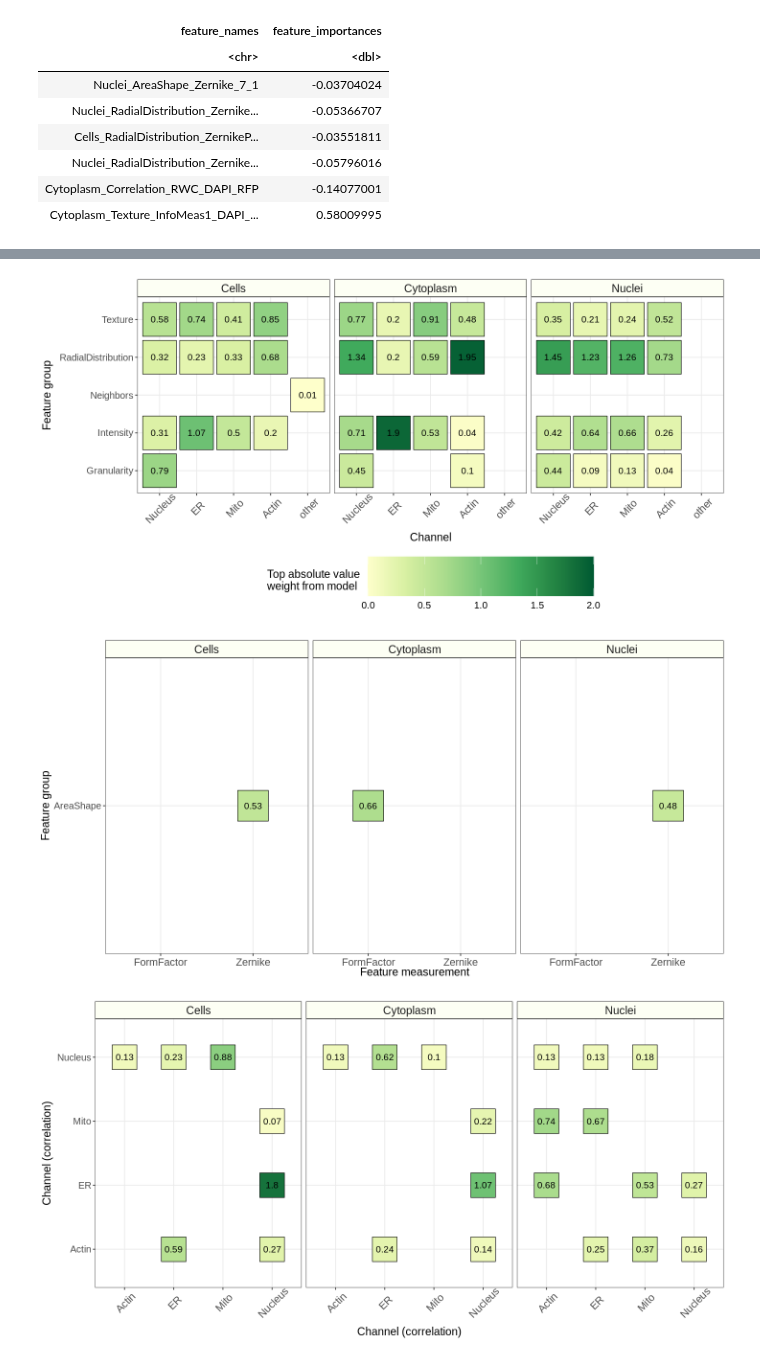
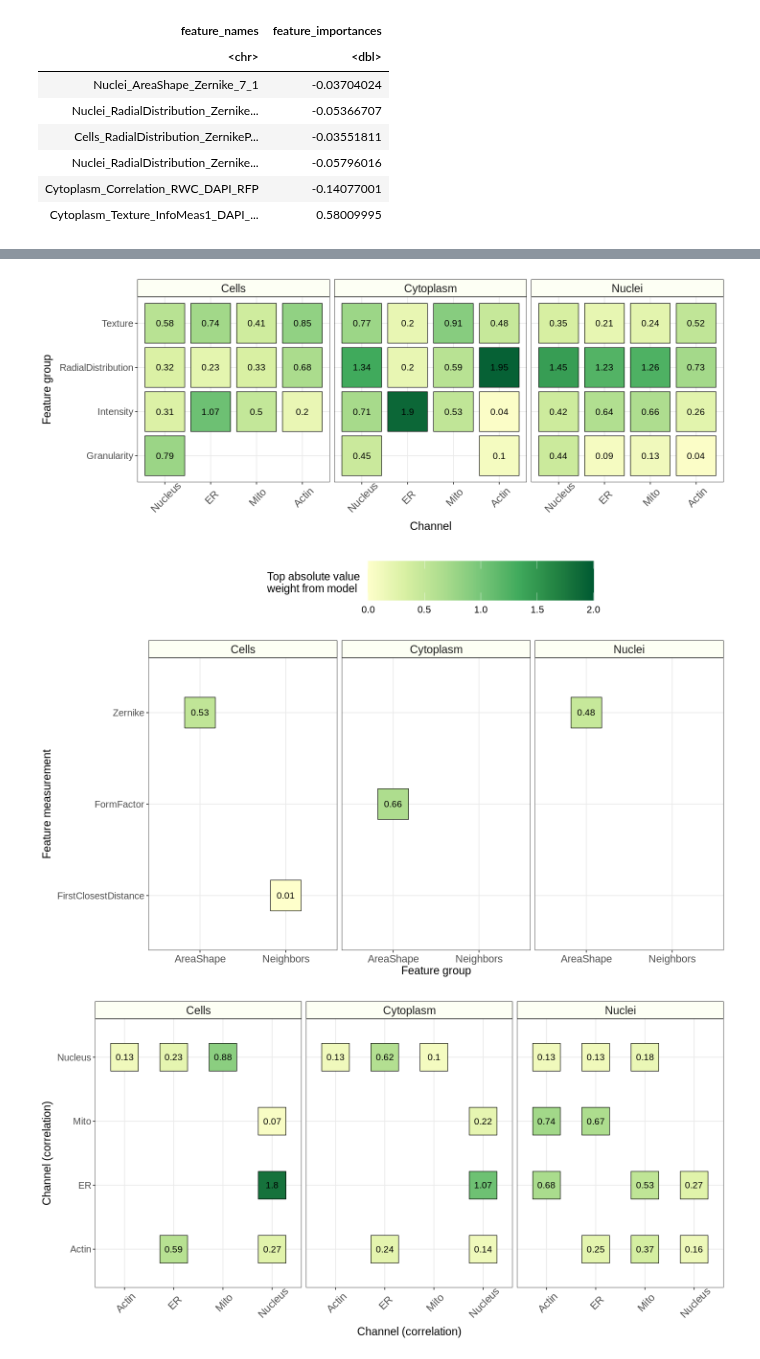
Before and after one commit to WayScience/NF1_SchwannCell_data_analysis, a Jupyter notebook: 4.figures/main_figure_4/main_figure_4.ipynb, the cells around one changed output, grey strips where cells are left out. Cells and saved outputs as stored; diff of their text form; code cells hidden in the pictures.

Commit message:
move neighbors to areashape panel

```diff
--- a/4.figures/main_figure_4/main_figure_4.ipynb
+++ b/4.figures/main_figure_4/main_figure_4.ipynb
@@ -128,7 +121,7 @@ top_feat_import_df <- top_feat_import_df %>%
 
 # Process data for plotting
 other_feature_group_df <- top_feat_import_df %>%
-    dplyr::filter(!feature_group %in% c("AreaShape", "Correlation"))
+    dplyr::filter(!feature_group %in% c("AreaShape", "Correlation", "Neighbors"))
 
 width <- 12
 height <- 6
@@ -137,48 +130,51 @@ options(repr.plot.width = width, repr.plot.height = height)
 # Create the plot
 feature_importance_gg <- (
     ggplot(other_feature_group_df, aes(x = channel_cleaned, y = feature_group))
-    + geom_point(aes(fill = feature_importances), pch = 22, size = 22)
+    + geom_point(aes(fill = feature_importances), pch = 22, size = 26)
     + geom_text(aes(label = rounded_coeff), size = 4)
     + facet_wrap("~compartment", ncol = 3)
     + theme_bw()
     + scale_fill_distiller(
         name = "Top absolute value\nweight from model",
         palette = "YlGn",
         direction = 1,
         limits = c(0, 2)
     )
     + xlab("Channel")
     + ylab("Feature group")
     + theme(
         axis.text = element_text(size = 12),
         axis.text.x = element_text(angle = 45, size = 13, vjust = 0.7, hjust = 0.5),
         axis.title = element_text(size = 14),
         strip.text = element_text(size = 14),
         strip.background = element_rect(
             colour = "black",
             fill = "#fdfff4"
         ),
         legend.position = "bottom", # Move legend to bottom
-        legend.title = element_text(size = 14, margin = margin(b = 10)), # Increase space between title and gradient
+        legend.title = element_text(size = 14, margin = margin(b = 15)), # Increase space between title and gradient
         legend.text = element_text(size = 12),
         legend.key.height = unit(1.75, "cm"), # Increase height of legend key
-        legend.key.width = unit(2, "cm") # Optionally, increase width of legend key
+        legend.key.width = unit(2, "cm"), # Optionally, increase width of legend key
+        legend.margin = margin(t = 25),
     )
 )
 
 feature_importance_gg
 # %% [output]
-[figure, old version]
+[figure, new version]
 # %%
-area_shape_df <- feat_import_df %>% dplyr::filter(feature_group  == "AreaShape") %>%
+# Filter data to include AreaShape and Neighbors feature groups
+area_shape_neighbors_df <- feat_import_df %>%
+    dplyr::filter(feature_group %in% c("AreaShape", "Neighbors")) %>%
     dplyr::mutate(area_shape_indicator = paste(measurement, channel, parameter1, sep = "_"))
 
 # Add rounded coefficient values to the data frame
-area_shape_df <- area_shape_df %>%
+area_shape_neighbors_df <- area_shape_neighbors_df %>%
     mutate(rounded_coeff = round(feature_importances, 2))
 
 # Find top feature per measurement
-top_area_shape_df <- area_shape_df %>%
+top_area_shape_neighbors_df <- area_shape_neighbors_df %>%
     dplyr::filter(channel_cleaned %in% names(channels)) %>%
     dplyr::group_by(feature_group, channel_cleaned, compartment) %>%
     dplyr::slice_max(order_by = feature_importances, n = 1)
@@ -188,8 +184,8 @@ height <- 6
 options(repr.plot.width = width, repr.plot.height = height)
 
 # Create the plot
-areashape_importance_gg <- (
-    ggplot(top_area_shape_df, aes(x = measurement, y =  feature_group))
+areashape_neighbors_importance_gg <- (
+    ggplot(top_area_shape_neighbors_df, aes(x = feature_group, y = measurement))
     + geom_point(aes(fill = feature_importances), pch = 22, size = 20)
     + geom_text(aes(label = rounded_coeff), size = 4)
     + facet_wrap("~compartment", ncol = 3)
@@ -200,11 +196,11 @@ areashape_importance_gg <- (
         direction = 1,
         limits = c(0, 2)
     )
-    + xlab("Feature measurement")
-    + ylab("Feature group")
+    + xlab("Feature group")
+    + ylab("Feature measurement")
     + theme(
         axis.text = element_text(size = 12),
-        axis.text.x = element_text(size = 13, vjust = 0.7, hjust = 0.5),
+        axis.text.x = element_text(size = 13, vjust = 0.6, hjust = 0.5),
         axis.title = element_text(size = 14),
         legend.text = element_text(size = 12),
         legend.title = element_text(size = 14),
@@ -217,9 +213,9 @@ areashape_importance_gg <- (
     )
 )
 
-areashape_importance_gg
+areashape_neighbors_importance_gg
 # %% [output]
-[figure, old version]
+[figure, new version]
 # %%
 correlation_df <- feat_import_df %>% dplyr::filter(feature_group  == "Correlation")
 
```
Also changed, not shown: parts of 4 cells of this notebook, 1 other file.
